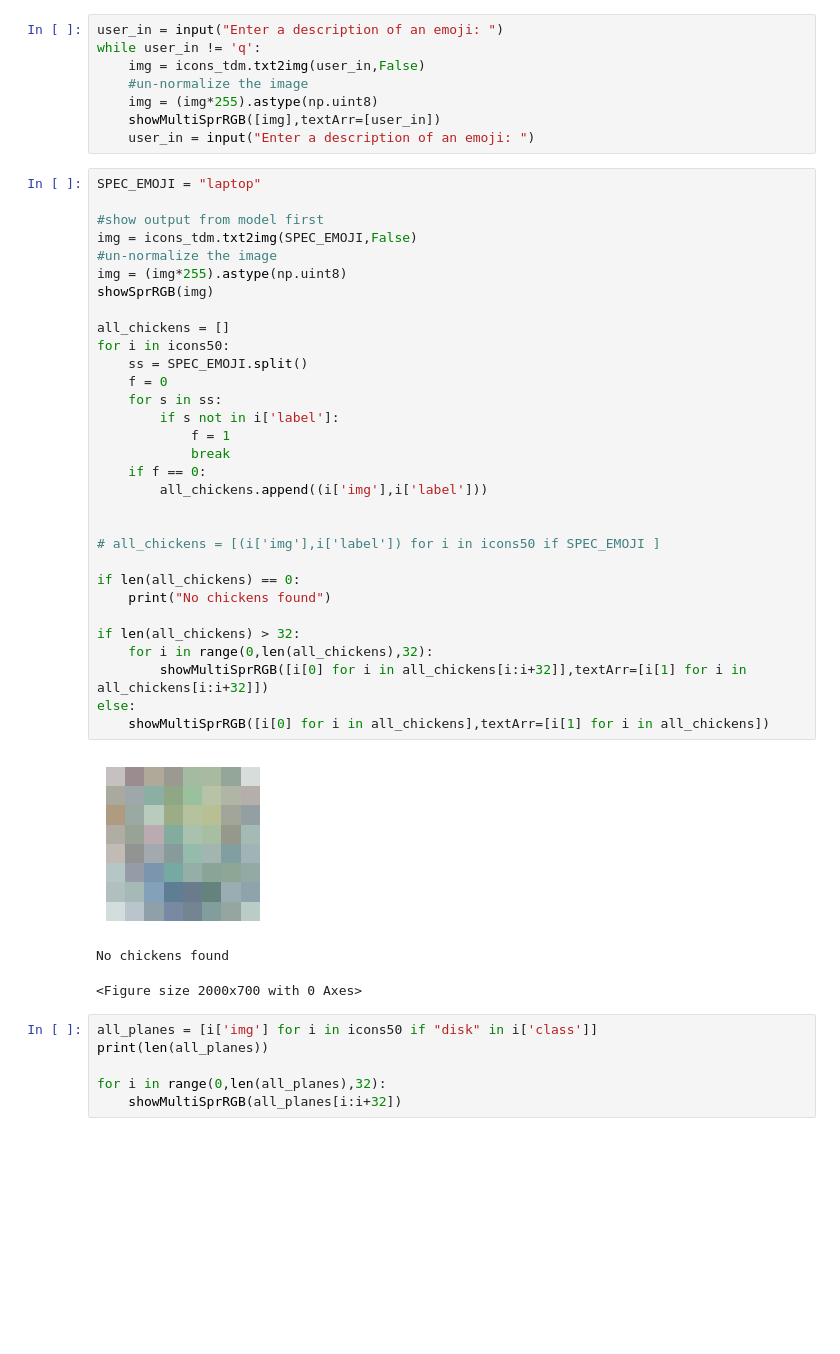
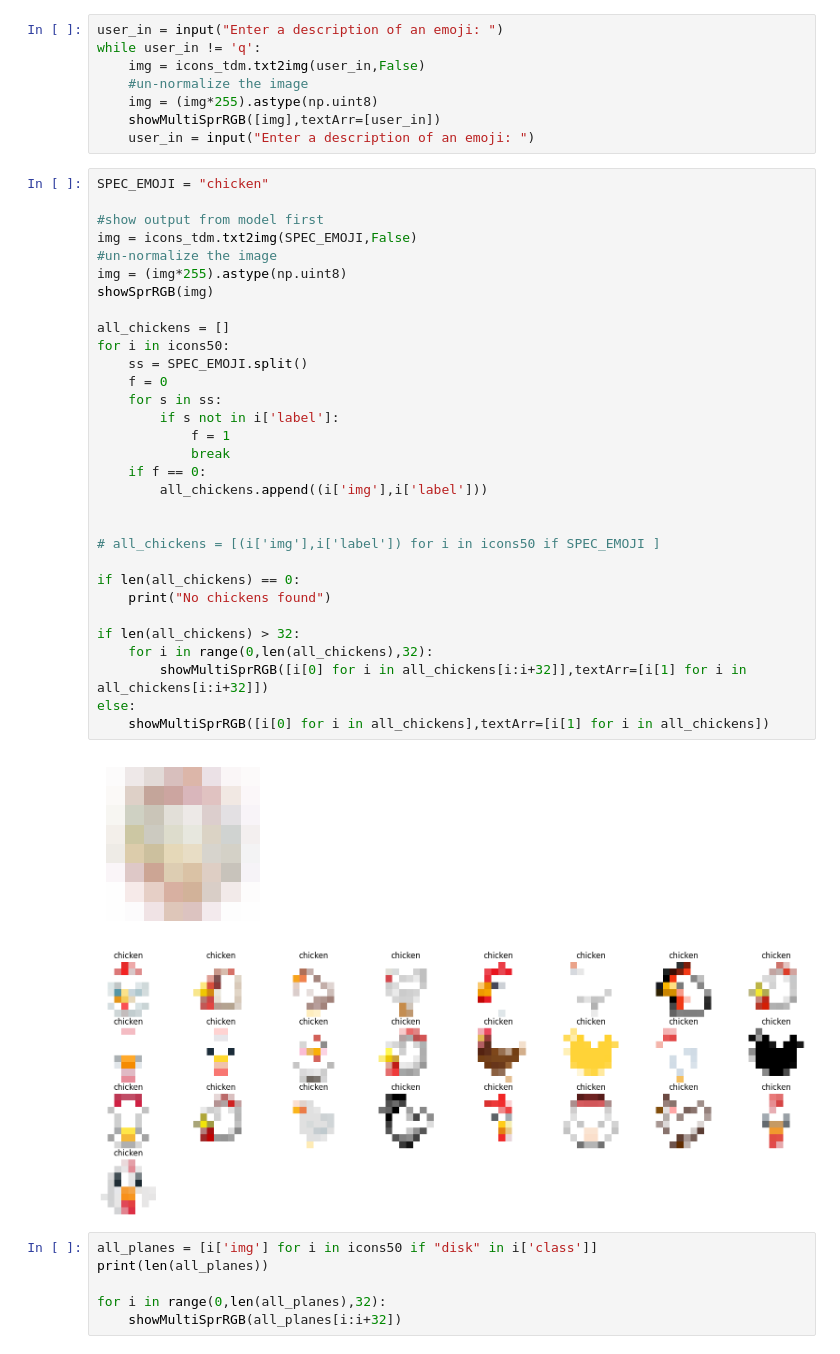
Before and after one commit to MasterMilkX/BMO_chatbot_prototype, a Jupyter notebook: Experimental_Notebooks/sprite_autoencoder.ipynb, the cells around one changed output. Cells and saved outputs as stored; diff of their text form; blank space fills up the shorter version.

```diff
--- a/Experimental_Notebooks/sprite_autoencoder.ipynb
+++ b/Experimental_Notebooks/sprite_autoencoder.ipynb
@@ -1065,40 +1065,39 @@ while user_in != 'q':
     showMultiSprRGB([img],textArr=[user_in])
     user_in = input("Enter a description of an emoji: ")
 # %%
-SPEC_EMOJI = "laptop"
+SPEC_EMOJI = "chicken"
 
 #show output from model first
 img = icons_tdm.txt2img(SPEC_EMOJI,False)
 #un-normalize the image
 img = (img*255).astype(np.uint8)
 showSprRGB(img)
 
 all_chickens = []
 for i in icons50:
     ss = SPEC_EMOJI.split()
     f = 0
     for s in ss:
         if s not in i['label']:
             f = 1
             break
     if f == 0:
         all_chickens.append((i['img'],i['label']))
 
 
 # all_chickens = [(i['img'],i['label']) for i in icons50 if SPEC_EMOJI ]
 
 if len(all_chickens) == 0:
     print("No chickens found")
 
 if len(all_chickens) > 32:
     for i in range(0,len(all_chickens),32):
         showMultiSprRGB([i[0] for i in all_chickens[i:i+32]],textArr=[i[1] for i in all_chickens[i:i+32]])
 else:
     showMultiSprRGB([i[0] for i in all_chickens],textArr=[i[1] for i in all_chickens])
 # %% [output]
-[figure, old version]
+[figure, new version]
-No chickens found
-<Figure size 2000x700 with 0 Axes>
+[figure, added]
 # %%
 all_planes = [i['img'] for i in icons50 if "disk" in i['class']]
 print(len(all_planes))
```
Also changed, not shown: parts of 13 cells of this notebook.
